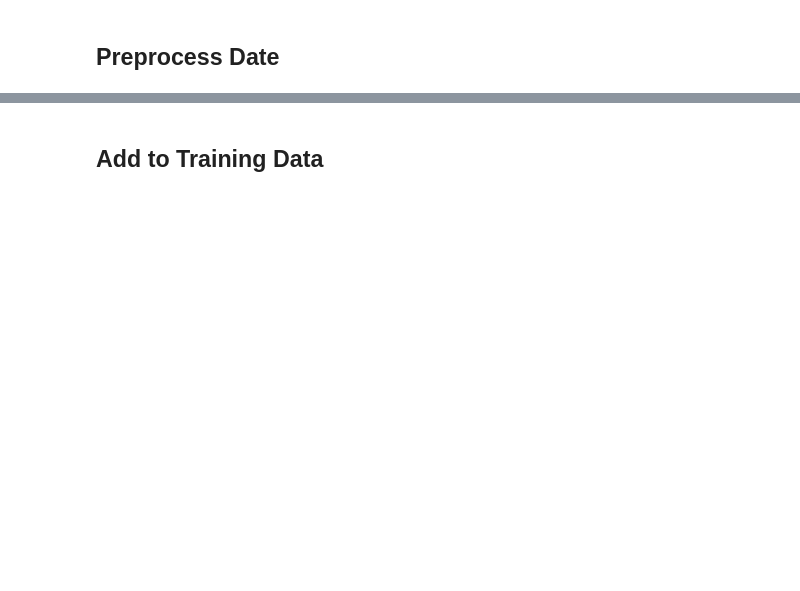
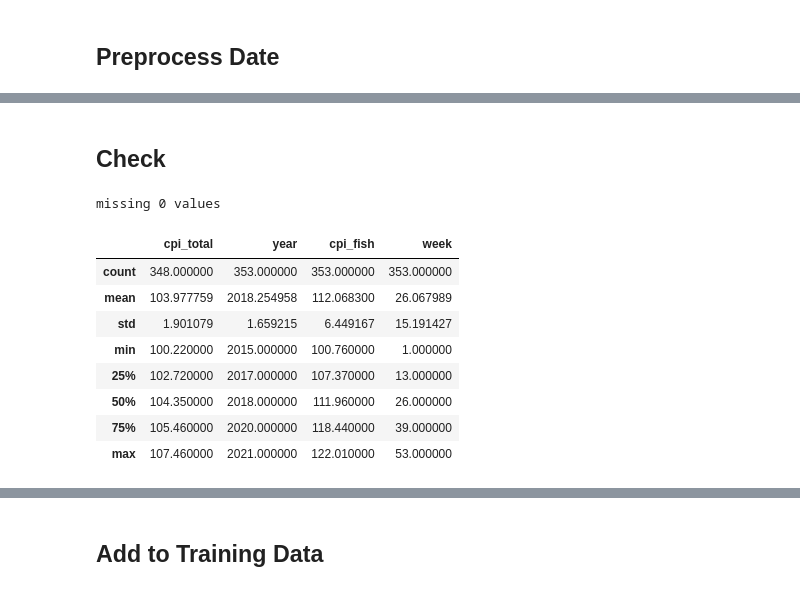
Before and after one commit to Yeony54/Project_Seafood_Import_Price_Prediction, a Jupyter notebook: 민서_Preprocessing.ipynb, the cells around one changed output, grey strips where cells are left out. Saved outputs shown, nothing was run; the diff lists cells and outputs as text; code cells hidden in the pictures; blank space fills up the shorter version.

```diff
--- a/민서_Preprocessing.ipynb
+++ b/민서_Preprocessing.ipynb
@@ -469,0 +451,19 @@ cpi_purpose3.drop(columns=['index'], inplace=True, axis=1)
+# %%
+# Merge df
+df_cpi = pd.merge(left=df_cpi_total, right=df_cpi_fish, how='outer', on=['year', 'month'])
+# %%
+# create days by duplicating data
+new_df = pd.DataFrame(columns=list(df_cpi.columns) + ['day'])
+for i, row in df_cpi.iterrows():
+  data = df_cpi.iloc[i]
+  year, month, cpi_total, cpi_fish = data['year'].astype('int'), data['month'].astype('int'), data['cpi_total'], data['cpi_fish']
+  for day in range(1, monthrange(year, month)[1]+1):
+    new_df = new_df.append({'year': str(year),
+                            'month': str(month),
+                            'day': str(day),
+                            'cpi_total': cpi_total,
+                            'cpi_fish': cpi_fish},
+                           ignore_index=True)
+df_cpi = new_df
+# %%
+df_cpi['date'] = df_cpi['year'] + " " + df_cpi['month'] + " " + df_cpi['day']
@@ -469,0 +476,21 @@ cpi_purpose3.drop(columns=['index'], inplace=True, axis=1)
+# %%
+df_cpi.drop(columns=['month', 'day'], inplace=True)
+df_cpi.drop_duplicates(inplace=True)
+# %% [markdown]
+## Check
+# %%
+check_week(df_cpi)
+# %% [output]
+missing 0 values
+# %%
+df_cpi.describe()
+# %% [output]
+|  | cpi_total | year | cpi_fish | week |
+| count | 348.000000 | 353.000000 | 353.000000 | 353.000000 |
+| mean | 103.977759 | 2018.254958 | 112.068300 | 26.067989 |
+| std | 1.901079 | 1.659215 | 6.449167 | 15.191427 |
+| min | 100.220000 | 2015.000000 | 100.760000 | 1.000000 |
+| 25% | 102.720000 | 2017.000000 | 107.370000 | 13.000000 |
+| 50% | 104.350000 | 2018.000000 | 111.960000 | 26.000000 |
+| 75% | 105.460000 | 2020.000000 | 118.440000 | 39.000000 |
+| max | 107.460000 | 2021.000000 | 122.010000 | 53.000000 |
```
Also changed, not shown: parts of 53 cells of this notebook, 16 other files.
